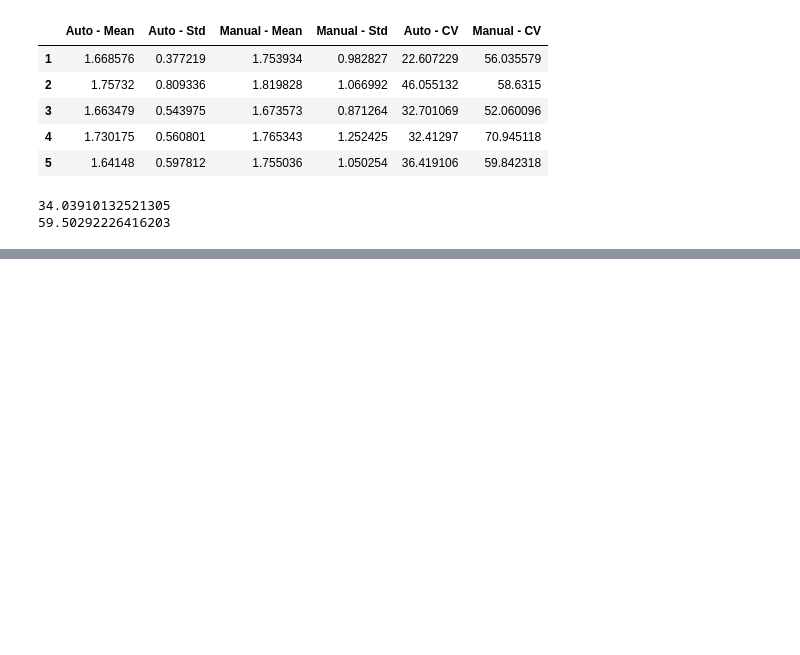
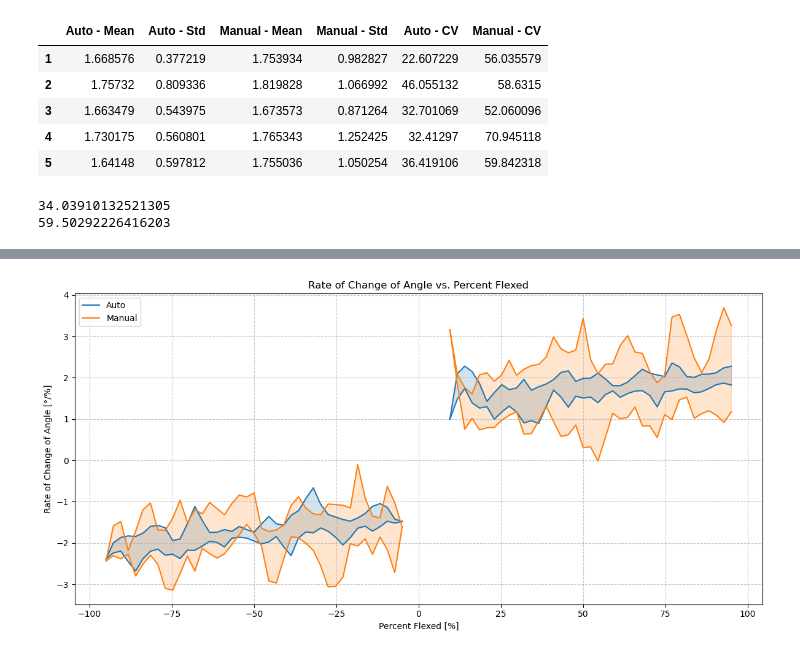
Before and after one commit to nepalaayush/thesis_new, a Jupyter notebook: manuscript/master_df_inverted.ipynb, the cells around one changed output, grey strips where cells are left out. Saved outputs shown, nothing was run; the diff lists cells and outputs as text; code cells hidden in the pictures; blank space fills up the shorter version.

```diff
--- a/manuscript/master_df_inverted.ipynb
+++ b/manuscript/master_df_inverted.ipynb
@@ -409 +482,75 @@ print("Bar chart has been saved as 'cv_comparison_chart.svg'")
 Bar chart has been saved as 'cv_comparison_chart.svg'
+# %%
+import numpy as np
+import pandas as pd
+import matplotlib.pyplot as plt
+
+def filter_outlier(df_subset, dataset, condition):
+    if dataset == 2 and condition == 'Auto':
+        # Remove the first point (assuming it's the outlier)
+        return df_subset.iloc[1:]
+    return df_subset
+
+def process_dataset(df_subset, is_left, dataset, condition):
+    # Apply filter before processing
+    df_subset = filter_outlier(df_subset, dataset, condition)
+
+    percent_flexed = df_subset['Percent Flexed'].to_numpy()
+    angle = df_subset['angle'].to_numpy()
+
+    x_range = np.linspace(-95, -5, 41) if is_left else np.linspace(5, 95, 41)
+    ind = percent_flexed < 0 if is_left else percent_flexed > 0
+
+    y_values = np.diff(angle[ind], prepend=np.nan)
+    x_values = percent_flexed[ind]
+
+    y_interp = np.interp(x_range, x_values, y_values, left=np.nan, right=np.nan)
+
+    return x_range, y_interp
+
+def process_data(data, x_range):
+    values = np.array([np.interp(x_range, d[0], d[1], left=np.nan, right=np.nan) for d in data])
+    mean = np.nanmean(values, axis=0)
+    std = np.nanstd(values, axis=0)
+    mask = ~np.isnan(mean)
+    return x_range[mask], mean[mask], std[mask]
+
+def plot_data(x, mean, std, color, label):
+    plt.plot(x, mean + std, color=color, label=label)
+    plt.plot(x, mean - std, color=color)
+    plt.fill_between(x, mean - std, mean + std, color=color, alpha=0.2)
+
+# Main data processing
+datasets = [1, 2, 3, 4, 5]
+conditions = ['Auto', 'Manual']
+data = {con: {side: [] for side in ['left', 'right']} for con in conditions}
+
+for ds in datasets:
+    for con in conditions:
+        df_subset = df[(df['Dataset'] == ds) & (df['Condition'] == con)]
+
+        for is_left in [True, False]:
+            x, y = process_dataset(df_subset, is_left, ds, con)
+            side = 'left' if is_left else 'right'
+            data[con][side].append((x, y))
+
+# Plotting
+plt.figure(figsize=(12, 6))
+x_range_left = np.linspace(-95, -5, 41)
+x_range_right = np.linspace(5, 95, 41)
+
+for con, color in zip(conditions, ['tab:blue', 'tab:orange']):
+    for side, x_range in zip(['left', 'right'], [x_range_left, x_range_right]):
+        x, mean, std = process_data(data[con][side], x_range)
+        plot_data(x, mean, std, color, con if side == 'left' else None)
+
+plt.xlabel('Percent Flexed [%]')
+plt.ylabel('Rate of Change of Angle [°/%]')
+plt.title('Rate of Change of Angle vs. Percent Flexed')
+plt.legend()
+plt.grid(True, linestyle='--', alpha=0.7)
+plt.tight_layout()
+plt.savefig("rate_vs_time_aggregation.svg", dpi=300)
+plt.show()
+# %% [output]
+[figure, added]
```
Also changed, not shown: parts of 7 cells of this notebook, 12 other files.
